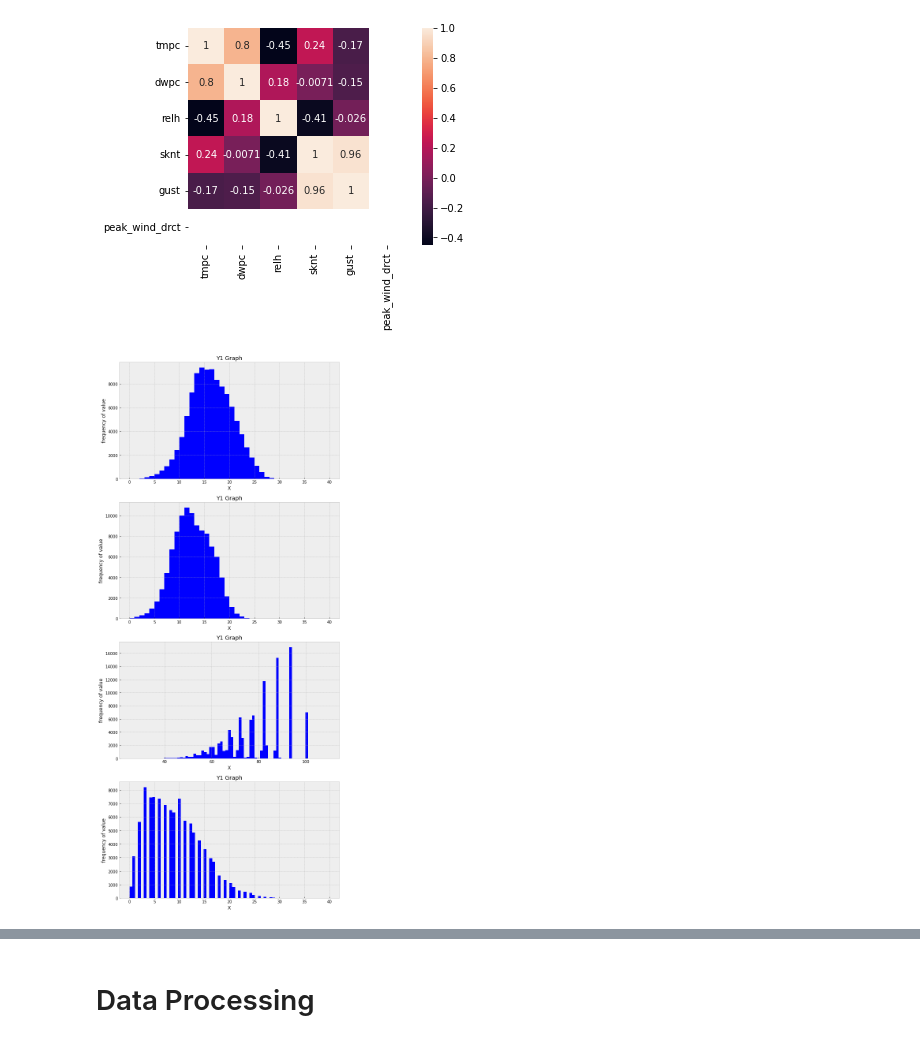
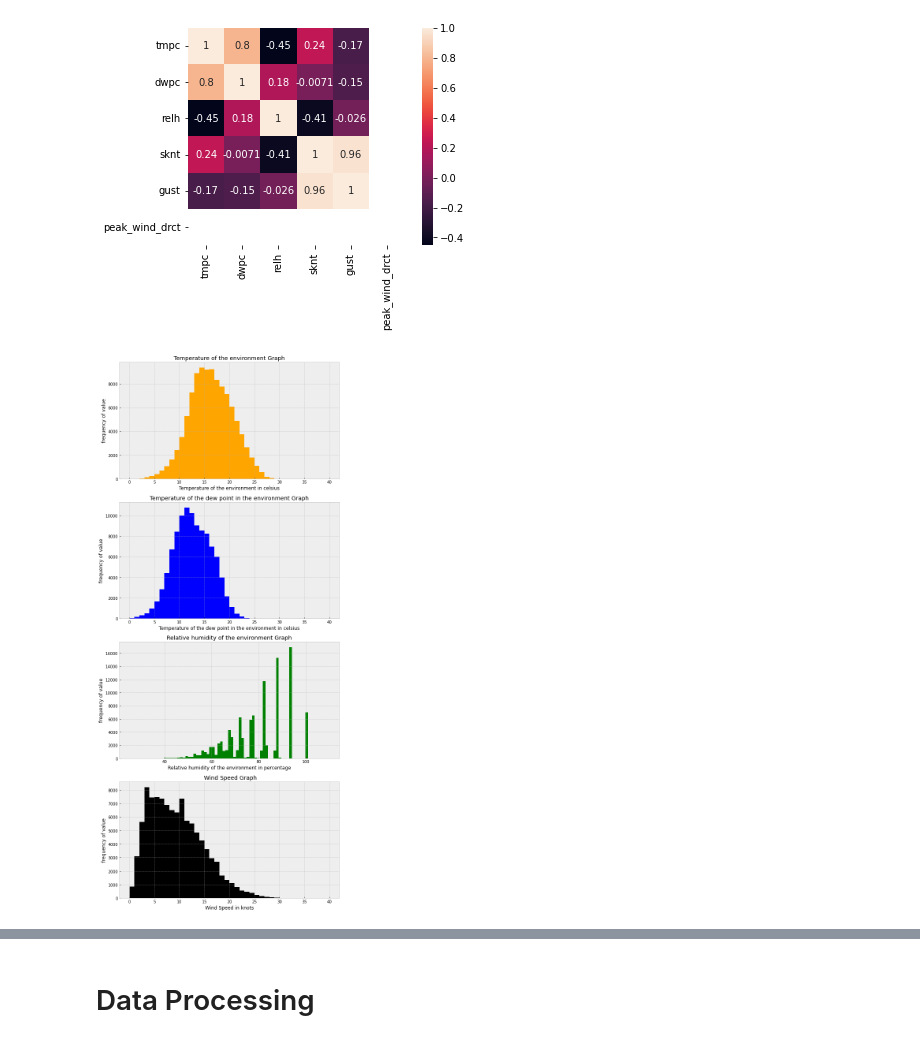
Before and after one commit to J0SHMEYER/Phase-2-Data-Science, a Jupyter notebook: submission.ipynb, the cells around one changed output, grey strips where cells are left out. Cells and saved outputs as stored; diff of their text form; code cells hidden in the pictures.

```diff
--- a/submission.ipynb
+++ b/submission.ipynb
@@ -70,29 +70,29 @@ sns.heatmap(dataset.corr(), annot=True, square=True)
 # %%
 plt.style.use("bmh")
 fig, (ax1, ax2, ax3, ax4) = plt.subplots(nrows=4, ncols=1, squeeze=True)
 
-ax1.hist(dataset["tmpc"], 40, (0,40), color="blue", histtype = "bar", rwidth = 1)
-ax1.set_title("Y1 Graph")
-ax1.set_xlabel("X")
+ax1.hist(dataset["tmpc"], 40, (0,40), color="orange", histtype = "bar", rwidth = 1)
+ax1.set_title("Temperature of the environment Graph")
+ax1.set_xlabel("Temperature of the environment in celsius")
 ax1.set_ylabel("frequency of value")
 
 ax2.hist(dataset["dwpc"], 40, (0,40), color="blue", histtype = "bar", rwidth = 1)
-ax2.set_title("Y1 Graph")
-ax2.set_xlabel("X")
+ax2.set_title("Temperature of the dew point in the environment Graph")
+ax2.set_xlabel("Temperature of the dew point in the environment in celsius")
 ax2.set_ylabel("frequency of value")
 
-ax3.hist(dataset["relh"], 75, (25,110), color="blue", histtype = "bar", rwidth = 1)
-ax3.set_title("Y1 Graph")
-ax3.set_xlabel("X")
+ax3.hist(dataset["relh"], 75, (25,110), color="green", histtype = "bar", rwidth = 1)
+ax3.set_title("Relative humidity of the environment Graph")
+ax3.set_xlabel("Relative humidity of the environment in percentage")
 ax3.set_ylabel("frequency of value")
 
-ax4.hist(dataset["sknt"], 40, (0,40), color="blue", histtype = "bar", rwidth = 1)
-ax4.set_title("Y1 Graph")
-ax4.set_xlabel("X")
+ax4.hist(dataset["sknt"], 40, (0,40), color="black", histtype = "bar", rwidth = 1)
+ax4.set_title("Wind Speed Graph")
+ax4.set_xlabel("Wind Speed in knots")
 ax4.set_ylabel("frequency of value")
 
 fig.set_size_inches(10,25)
 
 fig.show()
 # %% [output]
-[figure, old version]
+[figure, new version]
```
Also changed, not shown: parts of 5 cells of this notebook.
